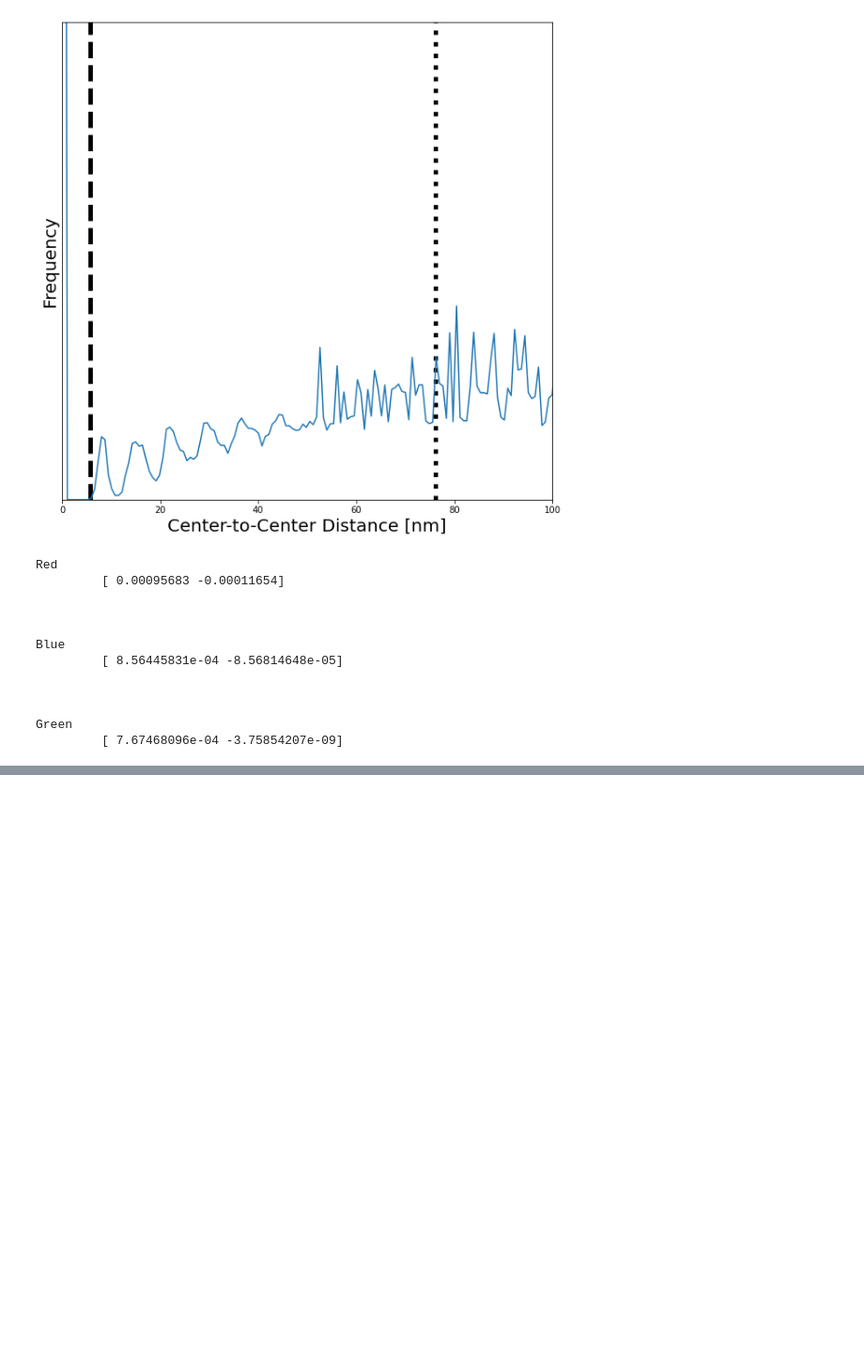
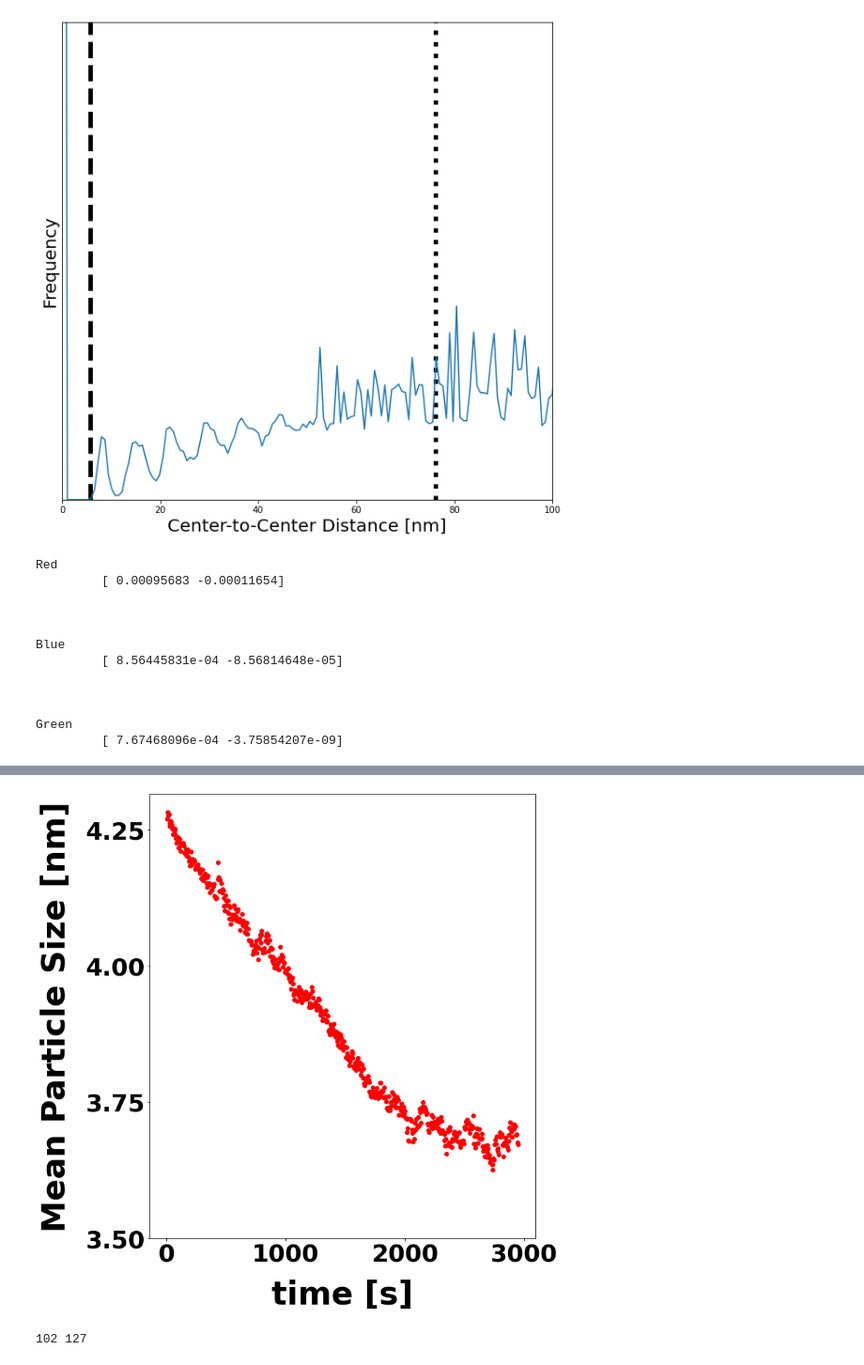
Before and after one commit to jhorwath/CompetitiveGrowth, a Jupyter notebook: data/CompetitiveGrowth.ipynb, the cells around one changed output, grey strips where cells are left out. Shown at 94% size. Cells and saved outputs as stored; diff of their text form; code cells hidden in the pictures; blank space fills up the shorter version.

```diff
--- a/data/CompetitiveGrowth.ipynb
+++ b/data/CompetitiveGrowth.ipynb
@@ -963,0 +964,46 @@ plt.tight_layout()
+# %%
+f,a = plt.subplots(figsize=(11,11))
+
+times = info_linked.groupby('time')
+for time in times.groups:
+    if time > 0:
+        t = times.get_group(time)
+        a.scatter(time,np.mean(t['d']),color='red')
+
+a.set_xlabel('time [s]',fontsize=48,fontweight='bold',labelpad=20)
+a.set_yticks(np.arange(3.5,4.3,0.25))
+a.set_ylabel('Mean Particle Size [nm]',fontsize=48,fontweight='bold',labelpad=20)
+a.tick_params(axis='both',labelsize=36)
+
+for tick in a.xaxis.get_major_ticks():
+    tick.label1.set_fontweight('bold')
+for tick in a.yaxis.get_major_ticks():
+    tick.label1.set_fontweight('bold')
+
+
+plt.tight_layout()
+f.savefig('figures/meanRvt')
+# %% [output]
+[figure, added]
+# %%
+complete_evap = []
+for particle in particles.groups:
+    p = particles.get_group(particle)
+    if len(p) > 5:
+        if len(p) < 520:
+            complete_evap.append(particle)
+
+dont_shrink = []
+for particle in particles.groups:
+    p = particles.get_group(particle)
+    if len(p) < 5:
+        continue
+    r = np.array(p['d'] / 2)
+    t = np.array(p['time'])
+
+    if np.min(r) >= 0.75 * r[0]:
+        dont_shrink.append(particle)
+
+print(len(complete_evap),len(dont_shrink))
+# %% [output]
+102 127
```
Also changed, not shown: parts of 3 cells of this notebook.
